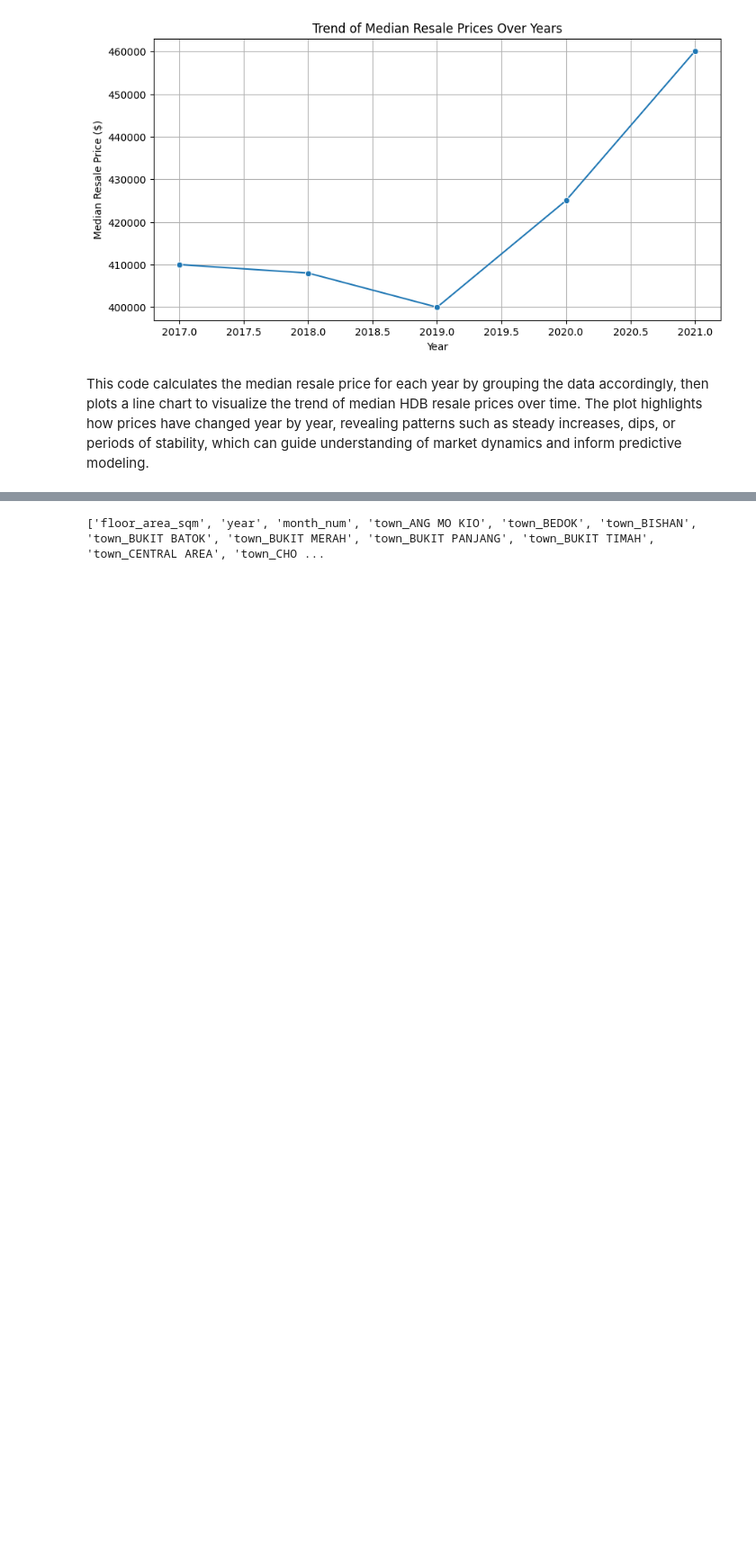
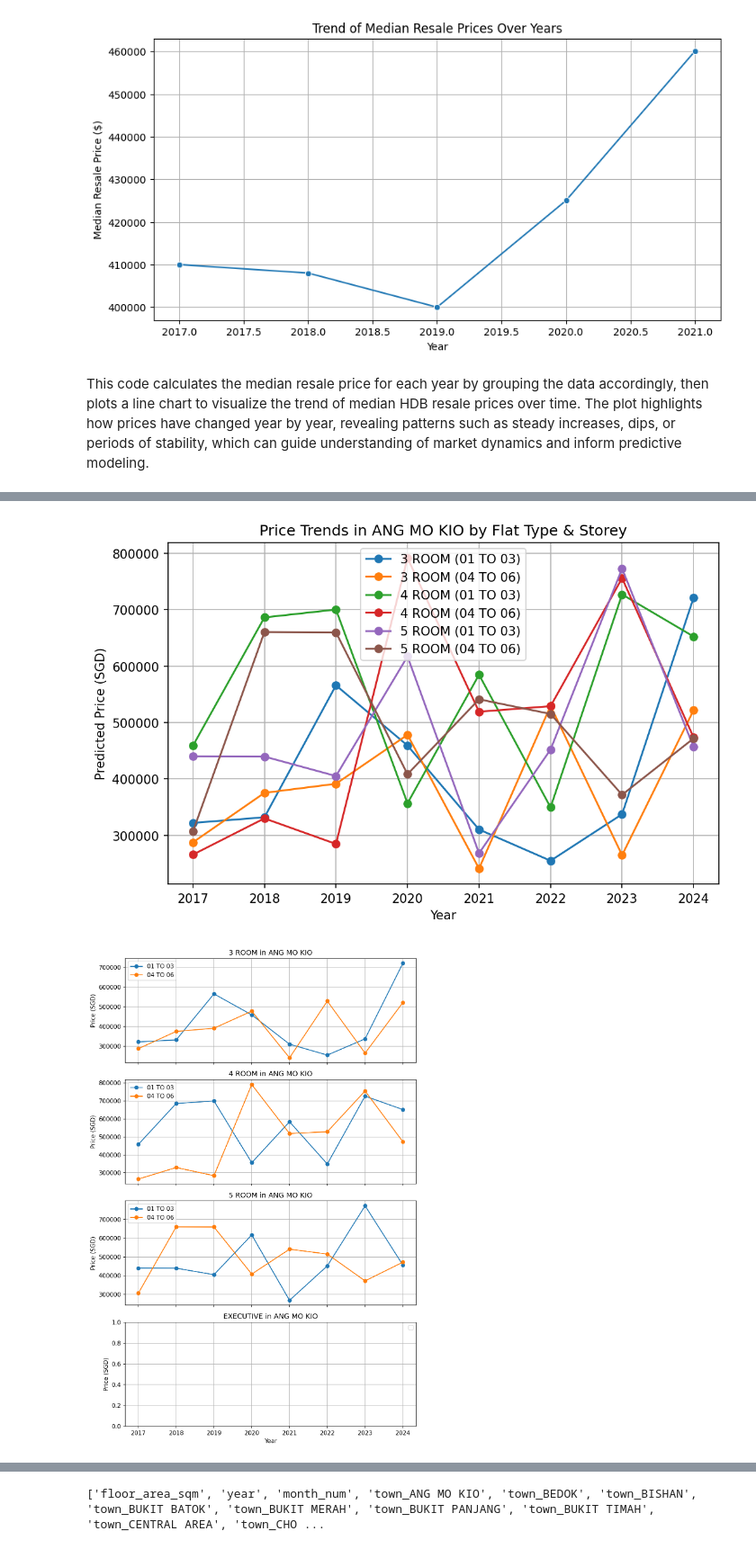
Before and after one commit to GWeeRui/Mldp-Proj-Coding-part, a Jupyter notebook: proj.ipynb, the cells around one changed output, grey strips where cells are left out. Shown at 90% size. Drawn from its saved outputs; the diff is of its cells as text; code cells hidden in the pictures; blank space fills up the shorter version.

```diff
--- a/proj.ipynb
+++ b/proj.ipynb
@@ -483,0 +513,59 @@ plt.show()
+# %%
+import matplotlib.pyplot as plt
+
+# Variables to compare
+town = 'ANG MO KIO'
+flat_types = ['3 ROOM', '4 ROOM', '5 ROOM', 'EXECUTIVE']
+storey_ranges = ['01 TO 03', '04 TO 06']  # you can add more
+
+# 1️⃣ Combined Graph (all lines in one chart)
+plt.figure(figsize=(8, 5), dpi=150)
+
+for flat_type in flat_types:
+    for storey_range in storey_ranges:
+        subset = df_pred[
+            (df_pred['Town'] == town) &
+            (df_pred['Flat Type'] == flat_type) &
+            (df_pred['Storey Range'] == storey_range)
+        ]
+        if not subset.empty:
+            plt.plot(
+                subset['Year'],
+                subset['Predicted Price'],
+                marker='o',
+                label=f"{flat_type} ({storey_range})"
+            )
+
+plt.title(f"Price Trends in {town} by Flat Type & Storey")
+plt.xlabel("Year")
+plt.ylabel("Predicted Price (SGD)")
+plt.grid(True)
+plt.legend()
+plt.show()
+
+
+# 2️⃣ Multiple Subplots (each flat type separate)
+fig, axes = plt.subplots(len(flat_types), 1, figsize=(8, 12), dpi=150, sharex=True)
+
+for i, flat_type in enumerate(flat_types):
+    ax = axes[i]
+    for storey_range in storey_ranges:
+        subset = df_pred[
+            (df_pred['Town'] == town) &
+            (df_pred['Flat Type'] == flat_type) &
+            (df_pred['Storey Range'] == storey_range)
+        ]
+        if not subset.empty:
+            ax.plot(subset['Year'], subset['Predicted Price'], marker='o', label=storey_range)
+
+    ax.set_title(f"{flat_type} in {town}")
+    ax.set_ylabel("Price (SGD)")
+    ax.grid(True)
+    ax.legend()
+
+axes[-1].set_xlabel("Year")
+plt.tight_layout()
+plt.show()
+# %% [output]
+[figure, added]
+[figure, added]
```
Also changed, not shown: parts of 24 cells of this notebook, 1 other file.
